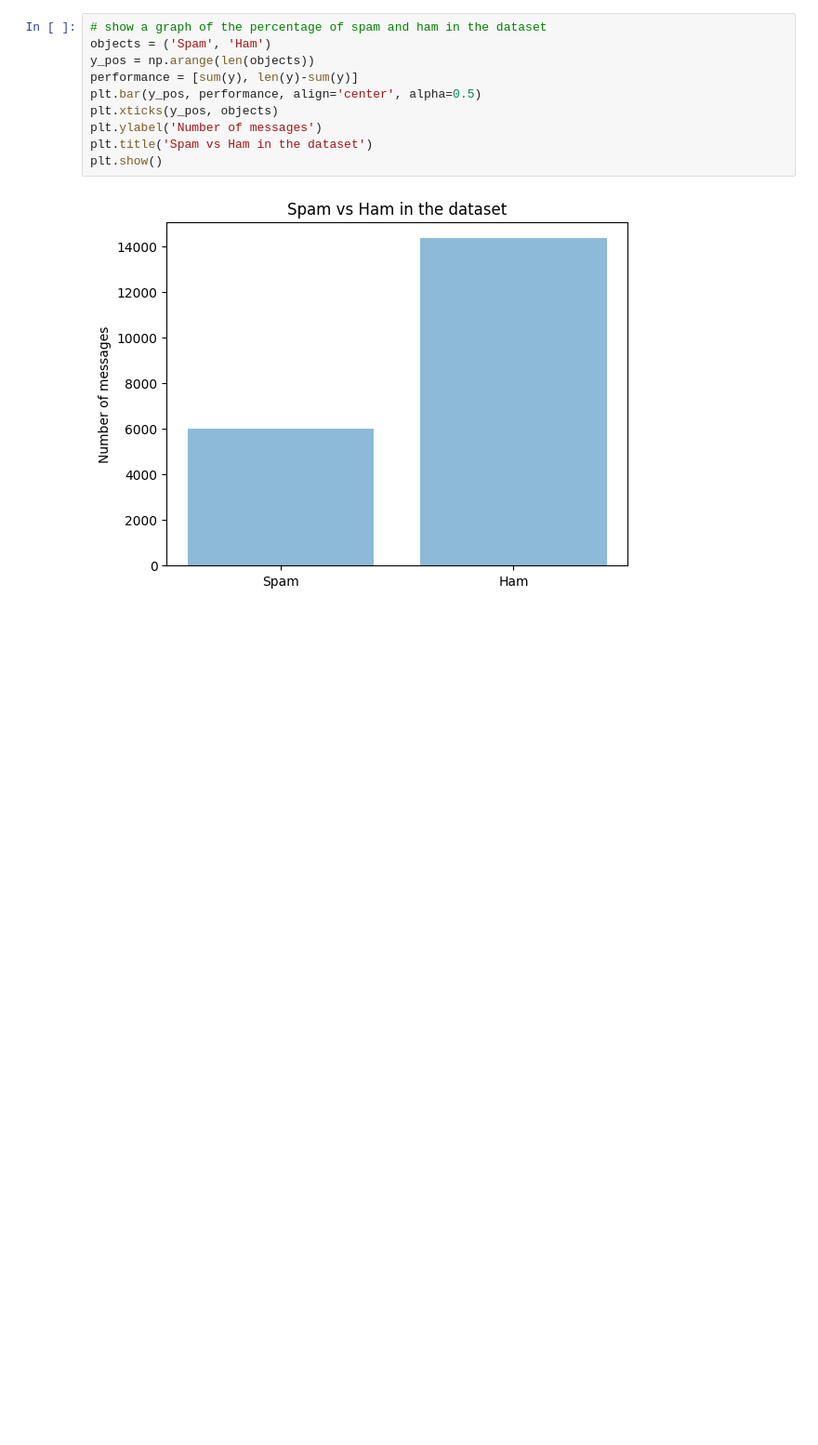
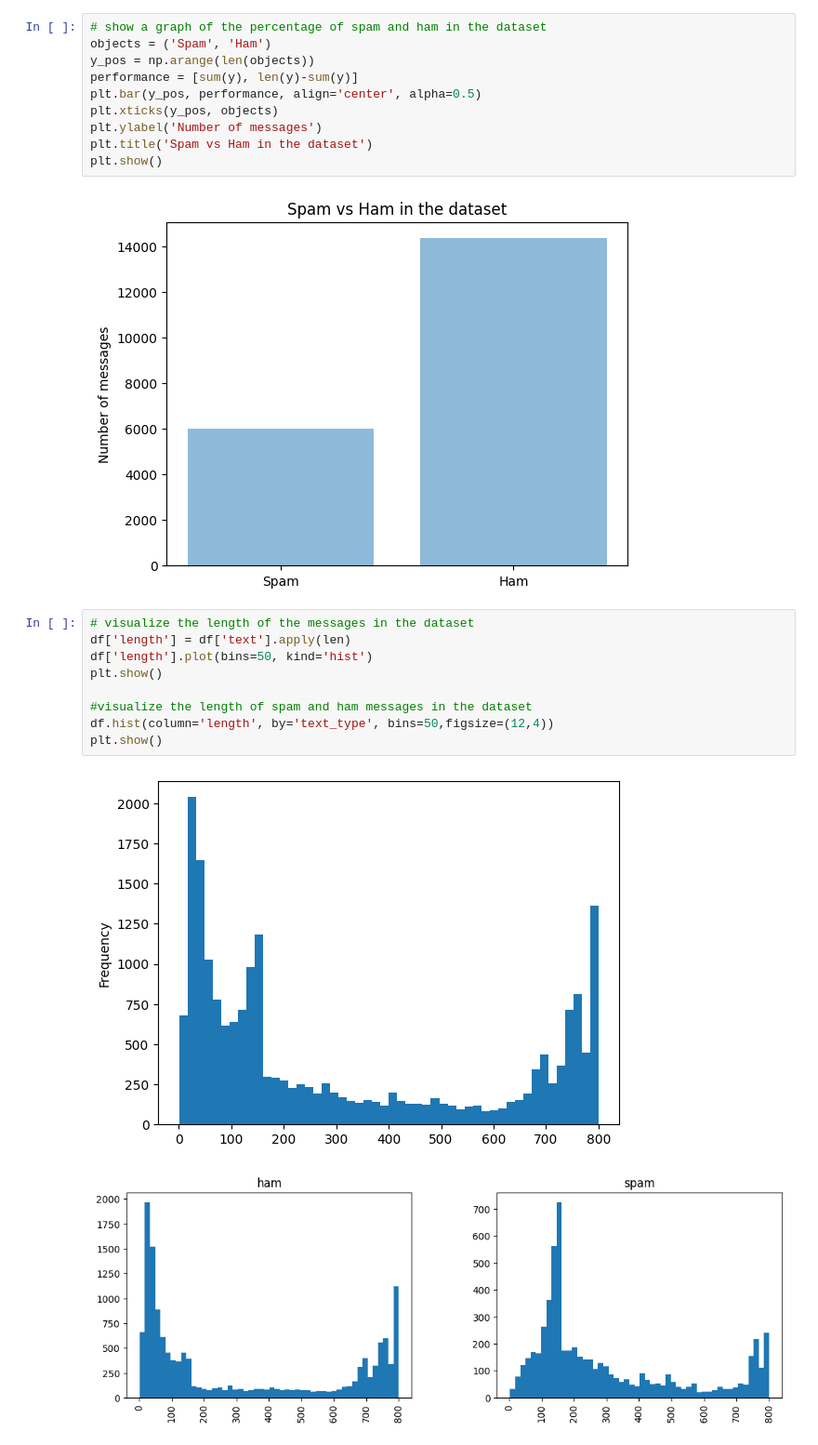
Before and after one commit to polymons/Deep-Learning-Experiments, a Jupyter notebook: spam-or-ham-analysis.ipynb, the cells around one changed output. Shown: that part at 93% size. Saved outputs shown, nothing was run; the diff lists cells and outputs as text; blank space fills up the shorter version.

```diff
--- a/spam-or-ham-analysis.ipynb
+++ b/spam-or-ham-analysis.ipynb
@@ -231,3 +284,15 @@ plt.title('Spam vs Ham in the dataset')
 plt.show()
 # %% [output]
 [figure]
+# %%
+# visualize the length of the messages in the dataset
+df['length'] = df['text'].apply(len)
+df['length'].plot(bins=50, kind='hist')
+plt.show()
+
+#visualize the length of spam and ham messages in the dataset
+df.hist(column='length', by='text_type', bins=50,figsize=(12,4))
+plt.show()
+# %% [output]
+[figure, added]
+[figure, added]
```
Also changed, not shown: parts of 14 cells of this notebook, 1 other file.
